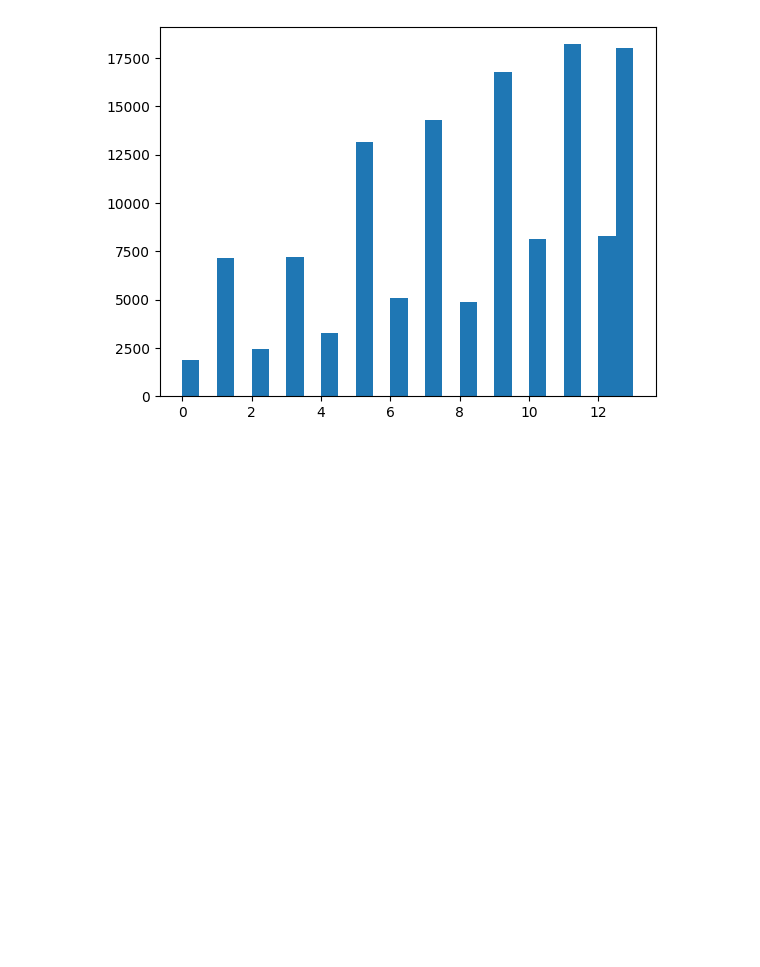
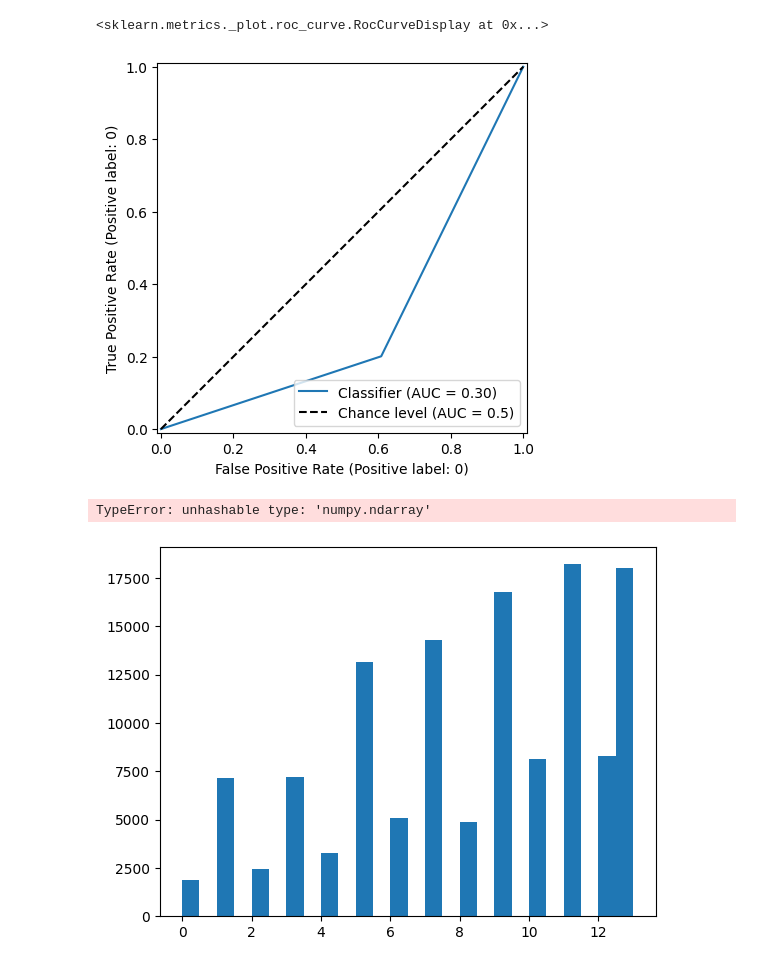
Before and after one commit to lrahbek/DPF_exam, a Jupyter notebook: src/feat_trans_test.ipynb, the cells around one changed output. Saved outputs shown, nothing was run; the diff lists cells and outputs as text; code cells hidden in the pictures; blank space fills up the shorter version.

```diff
--- a/src/feat_trans_test.ipynb
+++ b/src/feat_trans_test.ipynb
@@ -96,0 +85,24 @@ array([[ 1.,  0.,  0., ...,  0.,  3.,  0.],
+# %%
+ct = ColumnTransformer(
+    transformers=[
+        ("cat", categorical_transformer, ["state"]),
+        ("multi_cat", multi_categorical_transformer, "ncsl_metatopics"),
+        ("blocks_n", multi_categorical_transformer, "neut_blocks"),
+        ("blocks_s", multi_categorical_transformer, "sup_blocks"),
+        ("blocks_o", multi_categorical_transformer, "opp_blocks"),
+        ("bin", binary_transformer, ["cha", "lobbied"]),
+        ("num", numeric_transformer, make_column_selector(dtype_include="float64")),
+    ],
+    #remainder='passthrough',
+    remainder="drop",
+    force_int_remainder_cols = False, sparse_threshold=0
+)
+# %%
+clf_pipeline = Pipeline(
+    steps=[("preprocessor", ct),
+           ("classifier", LogisticRegression(random_state=37, max_iter=1000, class_weight="balanced",
+                                             solver="newton-cholesky", verbose=3))
+    ]
+)
+# %%
+clf_pipeline.fit(X_train, y_train)
@@ -96,0 +145,2 @@ array([[ 1.,  0.,  0., ...,  0.,  3.,  0.],
+# %%
+y_pred = clf_pipeline.predict(X_test)
@@ -97,3 +158,12 @@ array([[ 1.,  0.,  0., ...,  0.,  3.,  0.],
+# %%
+RocCurveDisplay.from_predictions(y_test, y_pred, plot_chance_level=True, pos_label=0)
+# %% [output]
+<sklearn.metrics._plot.roc_curve.RocCurveDisplay at 0x...>
+[figure, added]
+# %%
+PrecisionRecallDisplay.from_predictions(y_test, y_pred)
+# %% [output]
+TypeError: unhashable type: 'numpy.ndarray'
 # %%
 #hist of bill year
 plt.hist(X_train_tr[0:, 6], bins=26)
```
Also changed, not shown: parts of 16 cells of this notebook, 2 other files.
